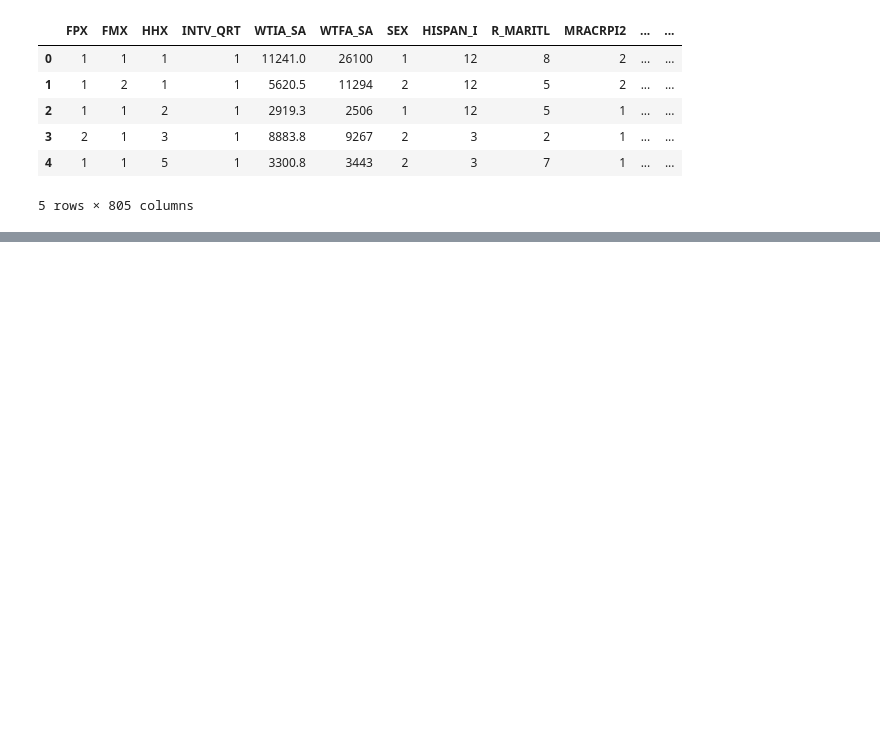
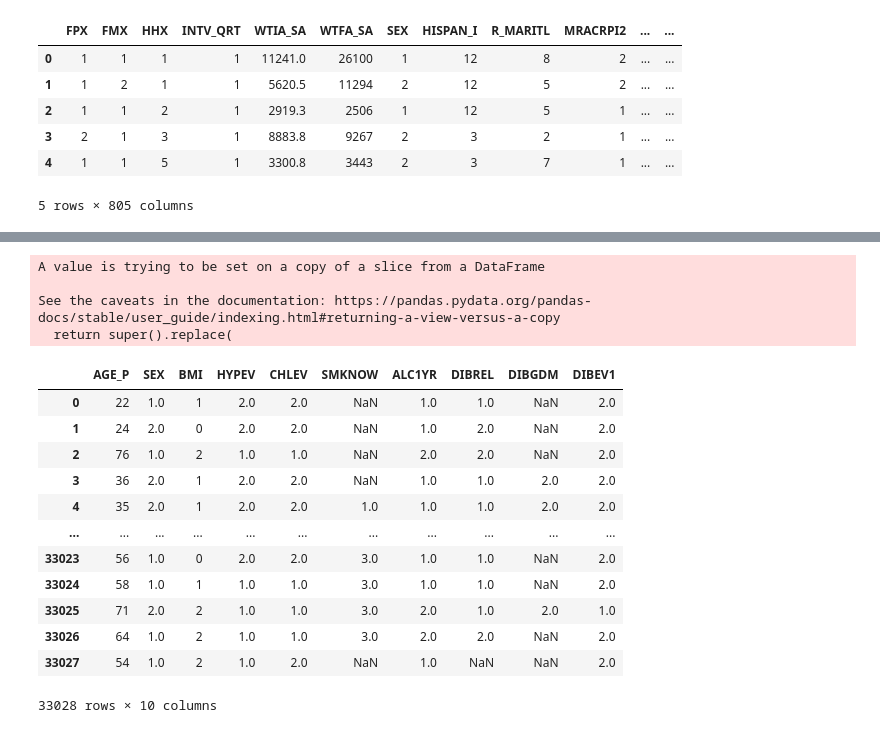
Before and after one commit to HLSL200/ORIE-5160-Midterm-Project, a Jupyter notebook: ORIE_5160_Midterm_Project.ipynb, the cells around one changed output, grey strips where cells are left out. Cells and saved outputs as stored; diff of their text form; code cells hidden in the pictures; blank space fills up the shorter version.

```diff
--- a/ORIE_5160_Midterm_Project.ipynb
+++ b/ORIE_5160_Midterm_Project.ipynb
@@ -218,0 +292,9 @@ samadult.head()
+# %%
+#Besides the NaN in the dataset, we also have people who answer 9, which is don't know
+#Convert option 9 as NaN for categorical data
+
+# List of columns where the special missing values occur
+categorical_columns = ['SEX', 'HYPEV', 'CHLEV', 'SMKNOW', 'DIBREL', 'DIBGDM', 'ALC1YR', 'DIBEV1']
+
+samadult[categorical_columns] = samadult[categorical_columns].replace([9], np.nan)
+samadult.head(10)
@@ -218,0 +318,5 @@ samadult.head()
+# %%
+#Then let's check how many people refuse to answer (choose 7)
+for col in categorical_columns:
+    count_refused = samadult[col].value_counts().get(7, 0)  # Get the count of 7 (or 0 if not present)
+    print(f"Column {col} has {count_refused} instances of value 7.")
@@ -218,0 +332,33 @@ samadult.head()
+# %%
+#Since we have more than 33028 observations, and the number of observations is very small
+#We can change them to the mode
+import pandas as pd
+
+# Assuming df is your DataFrame
+
+# Loop through each column and replace "7" with the mode
+for col in samadult.columns:
+    mode_value = samadult[col].mode()[0]  # Get the most frequent value (mode)
+    # Replace "7" with the mode, ensuring the mode itself is not 7
+    if mode_value != 7:
+        samadult[col].replace(7, mode_value, inplace=True)
+
+samadult
+# %% [output]
+A value is trying to be set on a copy of a slice from a DataFrame
+
+See the caveats in the documentation: https://pandas.pydata.org/pandas-docs/stable/user_guide/indexing.html#returning-a-view-versus-a-copy
+  return super().replace(
+|  | AGE_P | SEX | BMI | HYPEV | CHLEV | SMKNOW | ALC1YR | DIBREL | DIBGDM | DIBEV1 |
+| 0 | 22 | 1.0 | 1 | 2.0 | 2.0 | NaN | 1.0 | 1.0 | NaN | 2.0 |
+| 1 | 24 | 2.0 | 0 | 2.0 | 2.0 | NaN | 1.0 | 2.0 | NaN | 2.0 |
+| 2 | 76 | 1.0 | 2 | 1.0 | 1.0 | NaN | 2.0 | 2.0 | NaN | 2.0 |
+| 3 | 36 | 2.0 | 1 | 2.0 | 2.0 | NaN | 1.0 | 1.0 | 2.0 | 2.0 |
+| 4 | 35 | 2.0 | 1 | 2.0 | 2.0 | 1.0 | 1.0 | 1.0 | 2.0 | 2.0 |
+| ... | ... | ... | ... | ... | ... | ... | ... | ... | ... | ... |
+| 33023 | 56 | 1.0 | 0 | 2.0 | 2.0 | 3.0 | 1.0 | 1.0 | NaN | 2.0 |
+| 33024 | 58 | 1.0 | 1 | 1.0 | 1.0 | 3.0 | 1.0 | 1.0 | NaN | 2.0 |
+| 33025 | 71 | 2.0 | 2 | 1.0 | 1.0 | 3.0 | 2.0 | 1.0 | 2.0 | 1.0 |
+| 33026 | 64 | 1.0 | 2 | 1.0 | 1.0 | 3.0 | 2.0 | 2.0 | NaN | 2.0 |
+| 33027 | 54 | 1.0 | 2 | 1.0 | 2.0 | NaN | 1.0 | NaN | NaN | 2.0 |
+33028 rows × 10 columns
```
Also changed, not shown: parts of 18 cells of this notebook.
